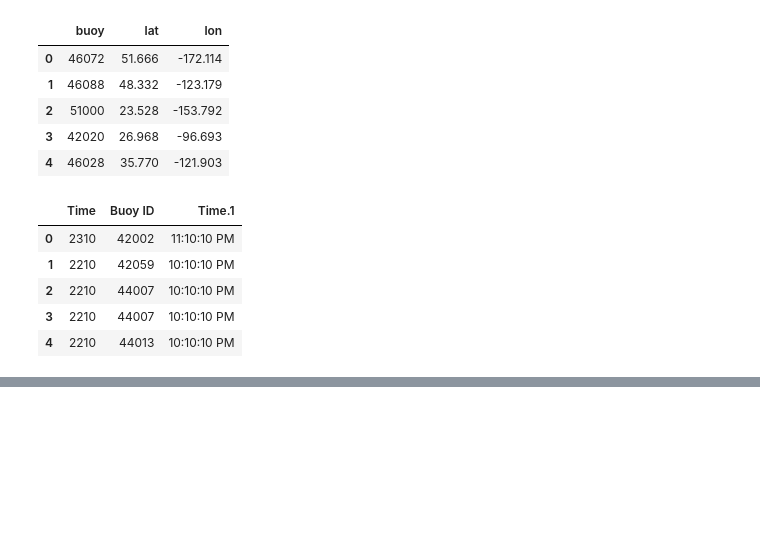
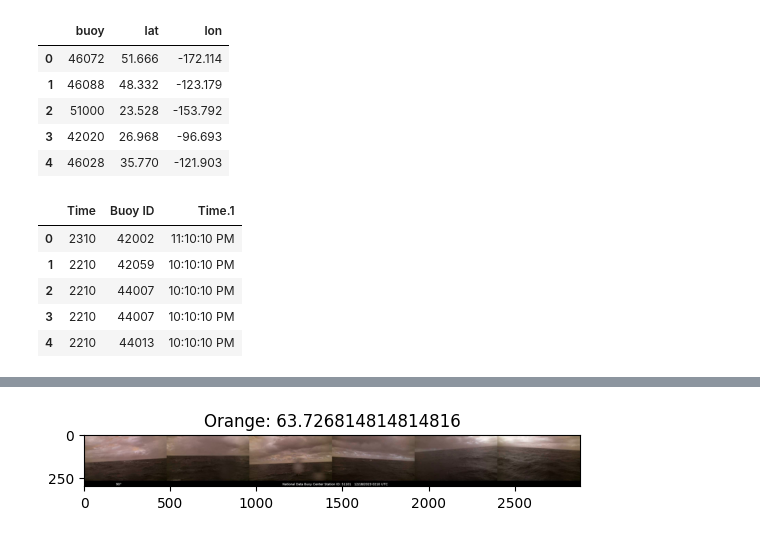
Before and after one commit to grahamwaters/PySeas, a Jupyter notebook: notebooks/readmehelper.ipynb, the cells around one changed output, grey strips where cells are left out. Saved outputs shown, nothing was run; the diff lists cells and outputs as text; code cells hidden in the pictures; blank space fills up the shorter version.

```diff
--- a/notebooks/readmehelper.ipynb
+++ b/notebooks/readmehelper.ipynb
@@ -490 +620,35 @@ Sunset found!
+# %%
+# find the newest image that is not mainly black pixels. This will be the most recent image of one of the buoys in the folders in the images/buoys directory
+# get the list of files in the images/buoys directory
+files = glob.glob('../images/buoys/*/*')
+# get the list of the paths to each of the latest images
+latest_images = []
+for file in tqdm(files):
+    # read the image
+    image = cv2.imread(file)
+    # get the average orange value
+    orange_value = np.mean(image[:,:,2]) # the orange channel is the third channel
+
+    #* The logic
+    #^ if the orange value is greater than 150 add the image to the black images list which we don't want
+    if orange_value > 150:
+        continue
+    #^ we also don't want mainly white images which have orange values less than 10
+    if orange_value < 10:
+        continue
+    #^ if the orange value is between 10 and 150 then add it to the list of latest images
+    latest_images.append(file)
+
+# get the most recent image that is not mainly black pixels
+newest_file = max(latest_images, key=os.path.getctime)
+# read the image
+image = cv2.imread(newest_file)
+# get the average orange value
+orange_value = np.mean(image[:,:,2]) # the orange channel is the third channel
+# show the image and annotate it with the orange value
+plt.imshow(image)
+plt.title("Orange: " + str(orange_value))
+plt.show()
+# %% [output]
+[figure, added]
 # %%
```
Also changed, not shown: parts of 14 cells of this notebook, 27 other files.
